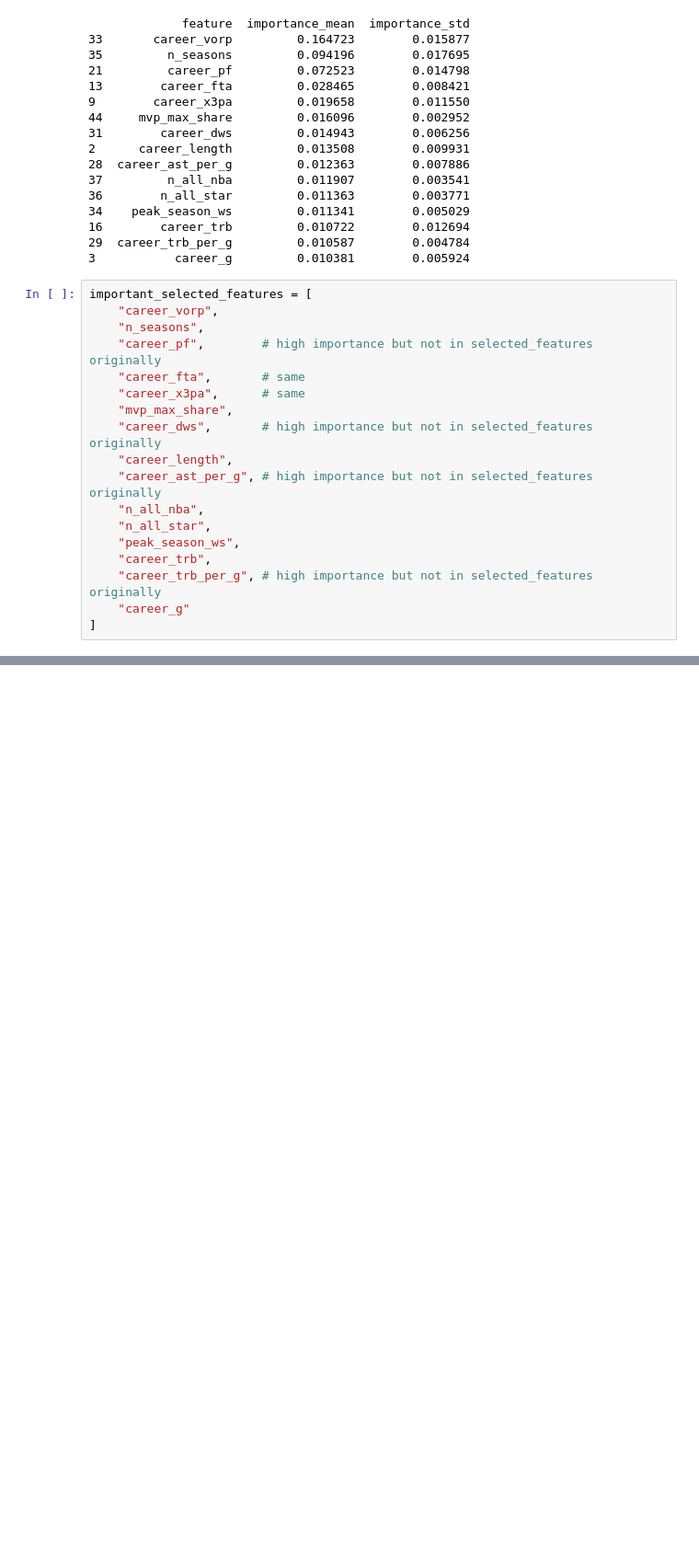
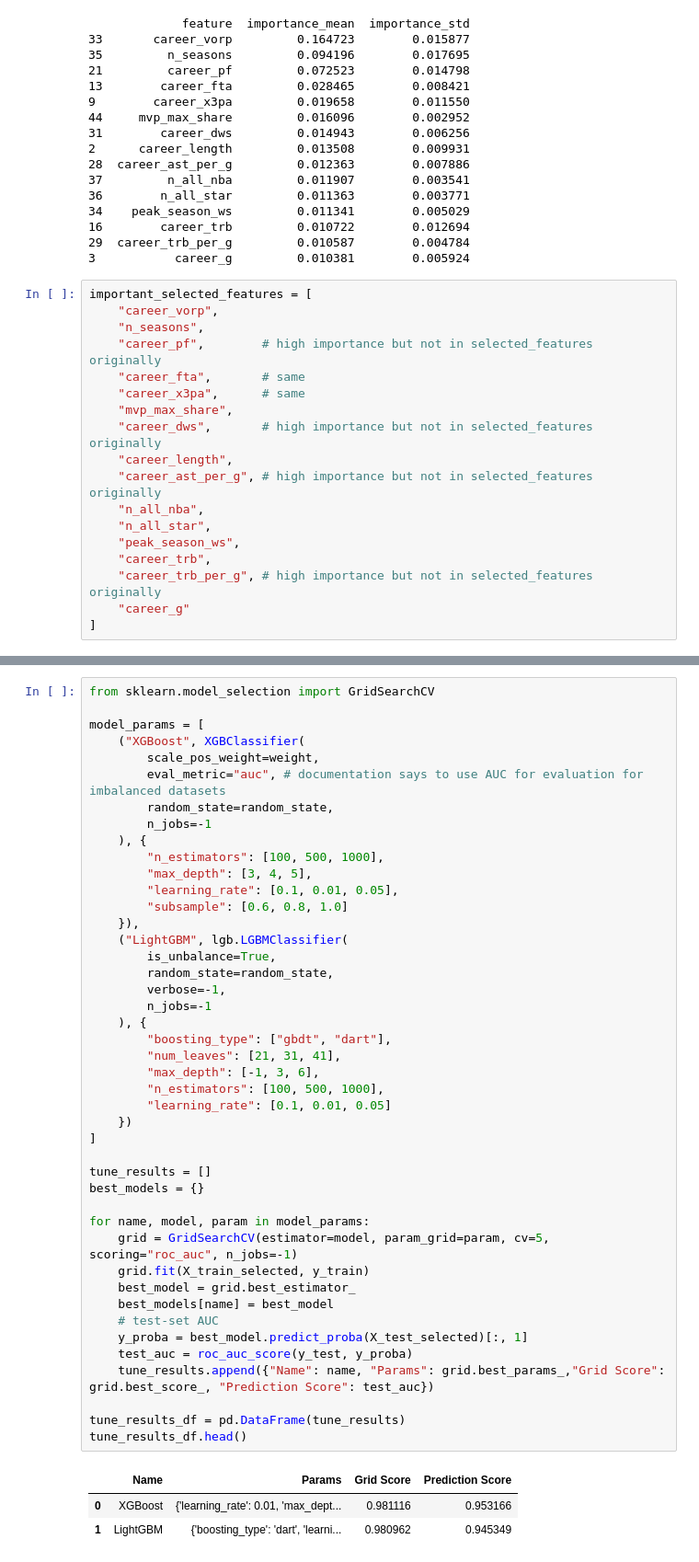
Before and after one commit to cedrictongg/COMP542-Group-8, a Jupyter notebook: NBA Prediction.ipynb, the cells around one changed output, grey strips where cells are left out. Shown at 92% size. Cells and saved outputs as stored; diff of their text form; blank space fills up the shorter version.

```diff
--- a/NBA Prediction.ipynb
+++ b/NBA Prediction.ipynb
@@ -323,0 +387,48 @@ important_selected_features = [
+# %%
+from sklearn.model_selection import GridSearchCV
+
+model_params = [
+    ("XGBoost", XGBClassifier(
+        scale_pos_weight=weight,
+        eval_metric="auc", # documentation says to use AUC for evaluation for imbalanced datasets
+        random_state=random_state,
+        n_jobs=-1
+    ), {
+        "n_estimators": [100, 500, 1000],
+        "max_depth": [3, 4, 5],
+        "learning_rate": [0.1, 0.01, 0.05],
+        "subsample": [0.6, 0.8, 1.0]
+    }),
+    ("LightGBM", lgb.LGBMClassifier(
+        is_unbalance=True,
+        random_state=random_state,
+        verbose=-1,
+        n_jobs=-1
+    ), {
+        "boosting_type": ["gbdt", "dart"],
+        "num_leaves": [21, 31, 41],
+        "max_depth": [-1, 3, 6],
+        "n_estimators": [100, 500, 1000],
+        "learning_rate": [0.1, 0.01, 0.05]
+    })
+]
+
+tune_results = []
+best_models = {}
+
+for name, model, param in model_params:
+    grid = GridSearchCV(estimator=model, param_grid=param, cv=5, scoring="roc_auc", n_jobs=-1)
+    grid.fit(X_train_selected, y_train)
+    best_model = grid.best_estimator_
+    best_models[name] = best_model
+    # test-set AUC
+    y_proba = best_model.predict_proba(X_test_selected)[:, 1]
+    test_auc = roc_auc_score(y_test, y_proba)
+    tune_results.append({"Name": name, "Params": grid.best_params_,"Grid Score": grid.best_score_, "Prediction Score": test_auc})
+
+tune_results_df = pd.DataFrame(tune_results)
+tune_results_df.head()
+# %% [output]
+|  | Name | Params | Grid Score | Prediction Score |
+| 0 | XGBoost | {'learning_rate': 0.01, 'max_dept... | 0.981116 | 0.953166 |
+| 1 | LightGBM | {'boosting_type': 'dart', 'learni... | 0.980962 | 0.945349 |
```
Also changed, not shown: parts of 12 cells of this notebook.
